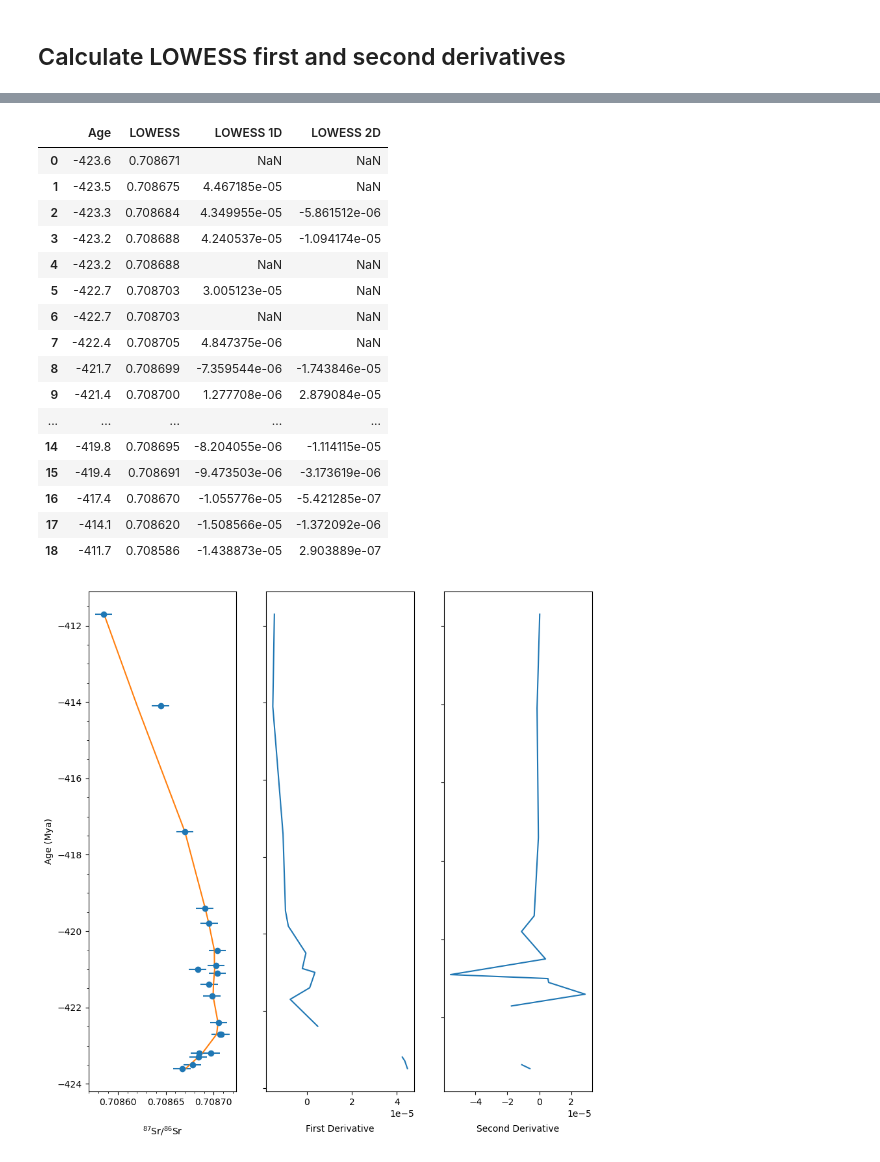
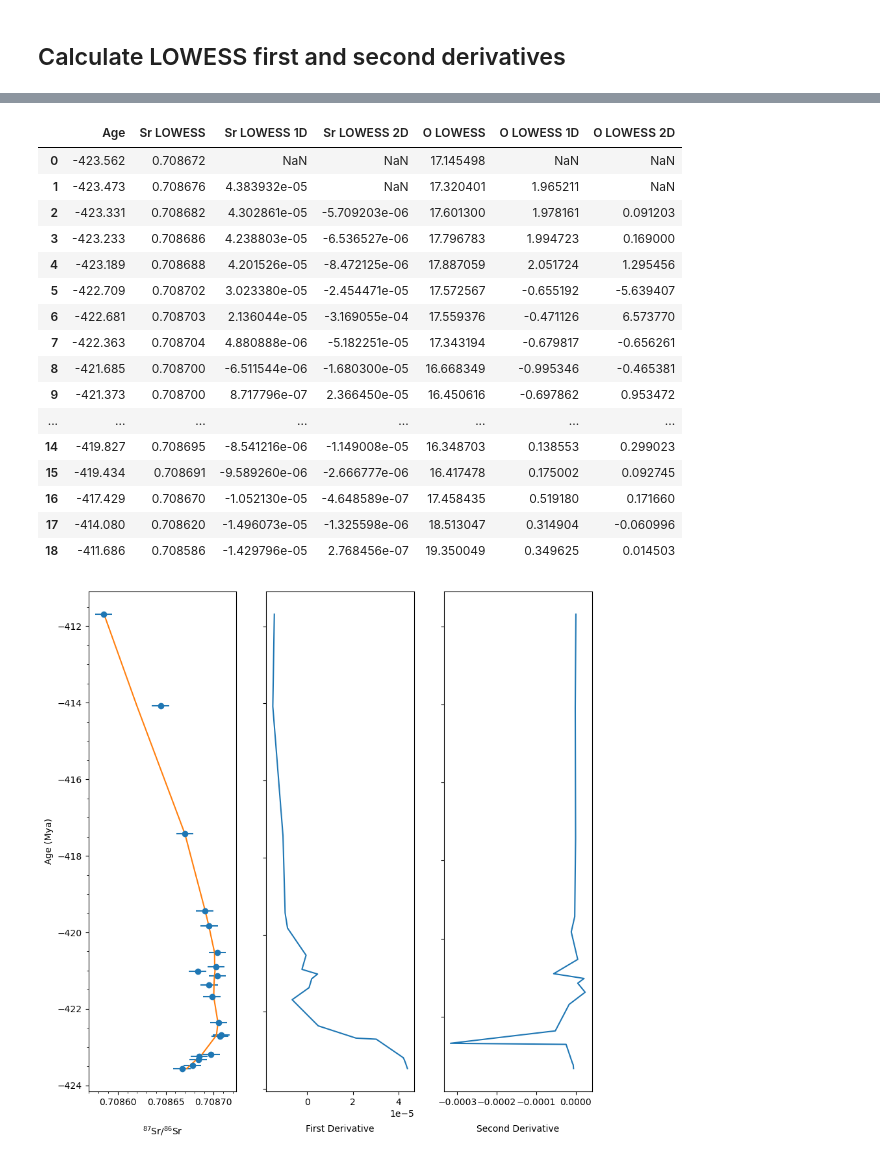
Before and after one commit to T-Avila/avila_etal_2025, a Jupyter notebook: Jupyter Notebooks/fraction 0.45.ipynb, the cells around one changed output, grey strips where cells are left out. Drawn from its saved outputs; the diff is of its cells as text; code cells hidden in the pictures.

```diff
--- a/Jupyter Notebooks/fraction 0.45.ipynb
+++ b/Jupyter Notebooks/fraction 0.45.ipynb
@@ -109,17 +124,26 @@ lowessfirstderivdata
 
 n = len(lowessdata)
 
-lowesssecondderiv = np.zeros(n)
-
+# Sr curve
+Srlowesssecondderiv = np.zeros(n)
 for i in range(n):
     if i == 0:
-        lowesssecondderiv[i]=np.NaN
+        Srlowesssecondderiv[i]=np.NaN
     else:
-        lowesssecondderiv[i] = (lowessfirstderivdata['LOWESS 1D'][i] - lowessfirstderivdata['LOWESS 1D'][i-1])/\
+        Srlowesssecondderiv[i] = (lowessfirstderivdata['Sr LOWESS 1D'][i] - lowessfirstderivdata['Sr LOWESS 1D'][i-1])/\
+        (lowessfirstderivdata['Age'][i] - lowessfirstderivdata['Age'][i-1])
+
+# O curve
+Olowesssecondderiv = np.zeros(n)
+for i in range(n):
+    if i == 0:
+        Olowesssecondderiv[i]=np.NaN
+    else:
+        Olowesssecondderiv[i] = (lowessfirstderivdata['O LOWESS 1D'][i] - lowessfirstderivdata['O LOWESS 1D'][i-1])/\
         (lowessfirstderivdata['Age'][i] - lowessfirstderivdata['Age'][i-1])
 
 #Make dataframe
-lowesssecondderivdata = pd.DataFrame({'Age':lowessdata['Age'],'LOWESS 2D':lowesssecondderiv})
+lowesssecondderivdata = pd.DataFrame({'Age':lowessdata['Age'],'Sr LOWESS 2D':Srlowesssecondderiv,'O LOWESS 2D':Olowesssecondderiv})
 
 lowesssecondderivdata
 # %% [output]
@@ -143,54 +167,54 @@ lowesssecondderivdata
 # %%
 #Combine Data
 
-lowessgradientdata = pd.DataFrame({'Age':lowessdata['Age'],'LOWESS':lowessdata['LOWESS'],\
-                              'LOWESS 1D': lowessfirstderiv,'LOWESS 2D':lowesssecondderiv})
+lowessgradientdata = pd.DataFrame({'Age':lowessdata['Age'],\
+                                   'Sr LOWESS':lowessdata['Sr LOWESS'],\
+                                   'Sr LOWESS 1D': lowessfirstderivdata['Sr LOWESS 1D'],\
+                                   'Sr LOWESS 2D':lowesssecondderivdata['Sr LOWESS 2D'],\
+                                   'O LOWESS':lowessdata['O LOWESS'],\
+                                   'O LOWESS 1D': lowessfirstderivdata['O LOWESS 1D'],\
+                                   'O LOWESS 2D':lowesssecondderivdata['O LOWESS 2D']})
 
 lowessgradientdata
 # %% [output]
-|  | Age | LOWESS | LOWESS 1D | LOWESS 2D |
-| 0 | -423.6 | 0.708671 | NaN | NaN |
-| 1 | -423.5 | 0.708675 | 4.467185e-05 | NaN |
-| 2 | -423.3 | 0.708684 | 4.349955e-05 | -5.861512e-06 |
-| 3 | -423.2 | 0.708688 | 4.240537e-05 | -1.094174e-05 |
-| 4 | -423.2 | 0.708688 | NaN | NaN |
-| 5 | -422.7 | 0.708703 | 3.005123e-05 | NaN |
-| 6 | -422.7 | 0.708703 | NaN | NaN |
-| 7 | -422.4 | 0.708705 | 4.847375e-06 | NaN |
-| 8 | -421.7 | 0.708699 | -7.359544e-06 | -1.743846e-05 |
-| 9 | -421.4 | 0.708700 | 1.277708e-06 | 2.879084e-05 |
-| ... | ... | ... | ... | ... |
-| 14 | -419.8 | 0.708695 | -8.204055e-06 | -1.114115e-05 |
-| 15 | -419.4 | 0.708691 | -9.473503e-06 | -3.173619e-06 |
-| 16 | -417.4 | 0.708670 | -1.055776e-05 | -5.421285e-07 |
-| 17 | -414.1 | 0.708620 | -1.508566e-05 | -1.372092e-06 |
-| 18 | -411.7 | 0.708586 | -1.438873e-05 | 2.903889e-07 |
+|  | Age | Sr LOWESS | Sr LOWESS 1D | Sr LOWESS 2D | O LOWESS | O LOWESS 1D | O LOWESS 2D |
+| 0 | -423.562 | 0.708672 | NaN | NaN | 17.145498 | NaN | NaN |
+| 1 | -423.473 | 0.708676 | 4.383932e-05 | NaN | 17.320401 | 1.965211 | NaN |
+| 2 | -423.331 | 0.708682 | 4.302861e-05 | -5.709203e-06 | 17.601300 | 1.978161 | 0.091203 |
+| 3 | -423.233 | 0.708686 | 4.238803e-05 | -6.536527e-06 | 17.796783 | 1.994723 | 0.169000 |
+| 4 | -423.189 | 0.708688 | 4.201526e-05 | -8.472125e-06 | 17.887059 | 2.051724 | 1.295456 |
+| 5 | -422.709 | 0.708702 | 3.023380e-05 | -2.454471e-05 | 17.572567 | -0.655192 | -5.639407 |
+| 6 | -422.681 | 0.708703 | 2.136044e-05 | -3.169055e-04 | 17.559376 | -0.471126 | 6.573770 |
+| 7 | -422.363 | 0.708704 | 4.880888e-06 | -5.182251e-05 | 17.343194 | -0.679817 | -0.656261 |
+| 8 | -421.685 | 0.708700 | -6.511544e-06 | -1.680300e-05 | 16.668349 | -0.995346 | -0.465381 |
+| 9 | -421.373 | 0.708700 | 8.717796e-07 | 2.366450e-05 | 16.450616 | -0.697862 | 0.953472 |
+| ... | ... | ... | ... | ... | ... | ... | ... |
+| 14 | -419.827 | 0.708695 | -8.541216e-06 | -1.149008e-05 | 16.348703 | 0.138553 | 0.299023 |
+| 15 | -419.434 | 0.708691 | -9.589260e-06 | -2.666777e-06 | 16.417478 | 0.175002 | 0.092745 |
+| 16 | -417.429 | 0.708670 | -1.052130e-05 | -4.648589e-07 | 17.458435 | 0.519180 | 0.171660 |
+| 17 | -414.080 | 0.708620 | -1.496073e-05 | -1.325598e-06 | 18.513047 | 0.314904 | -0.060996 |
+| 18 | -411.686 | 0.708586 | -1.429796e-05 | 2.768456e-07 | 19.350049 | 0.349625 | 0.014503 |
 # %%
-#Plot LOWESS and Data
-
-xL = lowessgradientdata['LOWESS']
-yL = lowessgradientdata['Age']
-xS = Sr
-yS = Age
+#Plot Sr LOWESS and Data
 
 fig, (ax1, ax2, ax3) = plt.subplots(1, 3, figsize=(10,10))
 
-ax1.errorbar(Sr, Age, xerr=Error, fmt="o")
-ax1.plot(xL,yL)
+ax1.errorbar(Sr, Age, xerr=Sr_Error, fmt="o")
+ax1.plot(lowessgradientdata['Sr LOWESS'],lowessgradientdata['Age'])
 ax1.yaxis.get_ticklocs(minor=True)
 ax1.minorticks_on()
 ax1.set(xlabel='$\mathregular{^{87}Sr/^{86}Sr}$')
 ax1.set(ylabel='Age (Mya)')
 ax1.xaxis.labelpad = 20
 
-ax2.plot(lowessgradientdata['LOWESS 1D'],lowessgradientdata['Age'])
+ax2.plot(lowessgradientdata['Sr LOWESS 1D'],lowessgradientdata['Age'])
 ax2.yaxis.set_ticklabels([])
 ax2.set(xlabel='First Derivative')
 ax2.xaxis.labelpad = 20
 
-ax3.plot(lowessgradientdata['LOWESS 2D'],lowessgradientdata['Age'])
+ax3.plot(lowessgradientdata['Sr LOWESS 2D'],lowessgradientdata['Age'])
 ax3.yaxis.set_ticklabels([])
 ax3.set(xlabel='Second Derivative')
 ax3.xaxis.labelpad = 20
 # %% [output]
-[figure, old version]
+[figure, new version]
```
Also changed, not shown: parts of 13 cells of this notebook, 16 other files.
